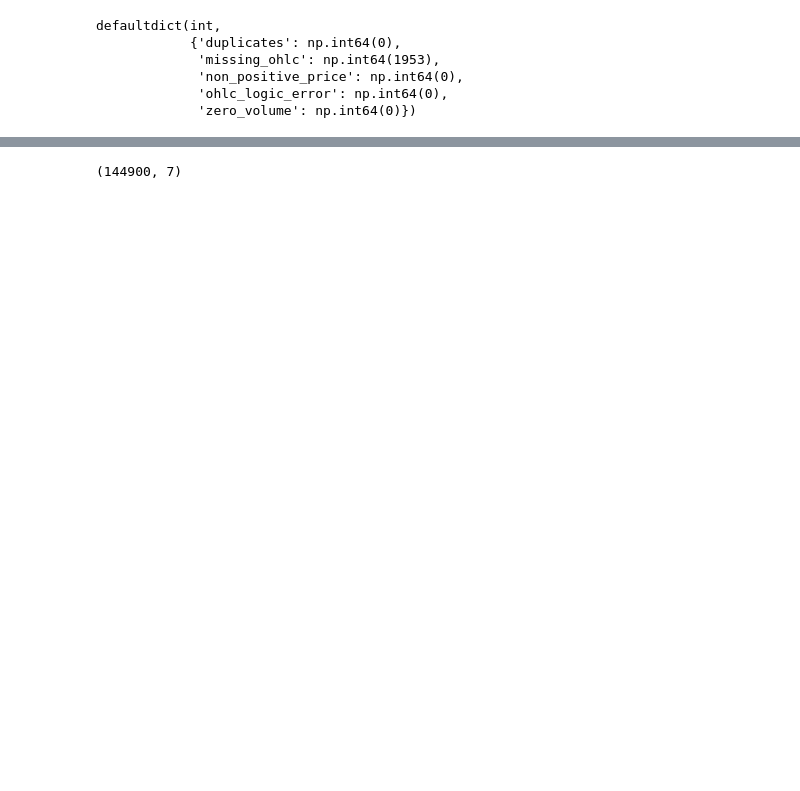
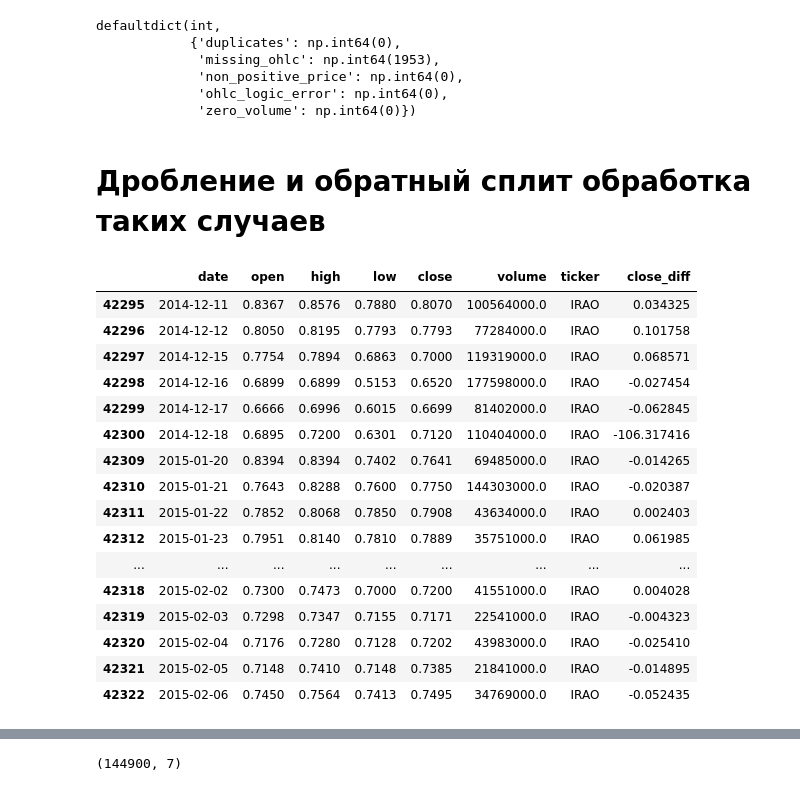
Before and after one commit to svetlana-terzeman/MOEX, a Jupyter notebook: Modeling/1. preproc.ipynb, the cells around one changed output, grey strips where cells are left out. Drawn from its saved outputs; the diff is of its cells as text; code cells hidden in the pictures; blank space fills up the shorter version.

```diff
--- a/Modeling/1. preproc.ipynb
+++ b/Modeling/1. preproc.ipynb
@@ -11,6 +11,14 @@ from requests.adapters import HTTPAdapter
 from urllib3.util.retry import Retry
 import warnings
 warnings.filterwarnings("ignore")
+# %%
+np.set_printoptions(precision=4, suppress=True)
+pd.set_option("display.precision", 4)
+pd.set_option("display.float_format", lambda x: f"{x:.4f}")
+pd.options.display.float_format = '{:,.3f}'.format
+pd.set_option('display.max_columns', None)
+# ширина каждого столбца (в символах)
+pd.set_option('display.max_colwidth', None)
 # %%
 # Создаём объект сессии для выполнения HTTP-запросов
 SESSION = requests.Session()
@@ -380,3 +414,42 @@ defaultdict(int,
              'non_positive_price': np.int64(0),
              'ohlc_logic_error': np.int64(0),
              'zero_volume': np.int64(0)})
+# %% [markdown]
+# Дробление и обратный сплит обработка таких случаев
+# %%
+# Обратный сплит по VTBR
+mask = (df['ticker'] == 'VTBR') & (df['date'] < '2024-07-15')
+df.loc[mask, 'open'] = df.loc[mask, 'open'] * 5000
+df.loc[mask, 'high'] = df.loc[mask, 'high'] * 5000
+df.loc[mask, 'low']  = df.loc[mask, 'low'] * 5000
+df.loc[mask, 'close'] = df.loc[mask, 'close'] * 5000
+df.loc[mask, 'volume'] = df.loc[mask, 'volume'] / 5000
+
+# Обратный сплит по IRAO
+mask = (df['ticker'] == 'IRAO') & (df['date'] < '2015-01-20')
+df.loc[mask, 'open'] = df.loc[mask, 'open'] * 100
+df.loc[mask, 'high'] = df.loc[mask, 'high'] * 100
+df.loc[mask, 'low']  = df.loc[mask, 'low'] * 100
+df.loc[mask, 'close'] = df.loc[mask, 'close'] * 100
+df.loc[mask, 'volume'] = df.loc[mask, 'volume'] / 100
+# %%
+mask = (df['ticker'] == 'IRAO') & (df['date'] > '2014-12-10')
+df[mask].head(20)
+# %% [output]
+|  | date | open | high | low | close | volume | ticker | close_diff |
+| 42295 | 2014-12-11 | 0.8367 | 0.8576 | 0.7880 | 0.8070 | 100564000.0 | IRAO | 0.034325 |
+| 42296 | 2014-12-12 | 0.8050 | 0.8195 | 0.7793 | 0.7793 | 77284000.0 | IRAO | 0.101758 |
+| 42297 | 2014-12-15 | 0.7754 | 0.7894 | 0.6863 | 0.7000 | 119319000.0 | IRAO | 0.068571 |
+| 42298 | 2014-12-16 | 0.6899 | 0.6899 | 0.5153 | 0.6520 | 177598000.0 | IRAO | -0.027454 |
+| 42299 | 2014-12-17 | 0.6666 | 0.6996 | 0.6015 | 0.6699 | 81402000.0 | IRAO | -0.062845 |
+| 42300 | 2014-12-18 | 0.6895 | 0.7200 | 0.6301 | 0.7120 | 110404000.0 | IRAO | -106.317416 |
+| 42309 | 2015-01-20 | 0.8394 | 0.8394 | 0.7402 | 0.7641 | 69485000.0 | IRAO | -0.014265 |
+| 42310 | 2015-01-21 | 0.7643 | 0.8288 | 0.7600 | 0.7750 | 144303000.0 | IRAO | -0.020387 |
+| 42311 | 2015-01-22 | 0.7852 | 0.8068 | 0.7850 | 0.7908 | 43634000.0 | IRAO | 0.002403 |
+| 42312 | 2015-01-23 | 0.7951 | 0.8140 | 0.7810 | 0.7889 | 35751000.0 | IRAO | 0.061985 |
+| ... | ... | ... | ... | ... | ... | ... | ... | ... |
+| 42318 | 2015-02-02 | 0.7300 | 0.7473 | 0.7000 | 0.7200 | 41551000.0 | IRAO | 0.004028 |
+| 42319 | 2015-02-03 | 0.7298 | 0.7347 | 0.7155 | 0.7171 | 22541000.0 | IRAO | -0.004323 |
+| 42320 | 2015-02-04 | 0.7176 | 0.7280 | 0.7128 | 0.7202 | 43983000.0 | IRAO | -0.025410 |
+| 42321 | 2015-02-05 | 0.7148 | 0.7410 | 0.7148 | 0.7385 | 21841000.0 | IRAO | -0.014895 |
+| 42322 | 2015-02-06 | 0.7450 | 0.7564 | 0.7413 | 0.7495 | 34769000.0 | IRAO | -0.052435 |
```
Also changed, not shown: parts of 11 cells of this notebook, 1 other file.
